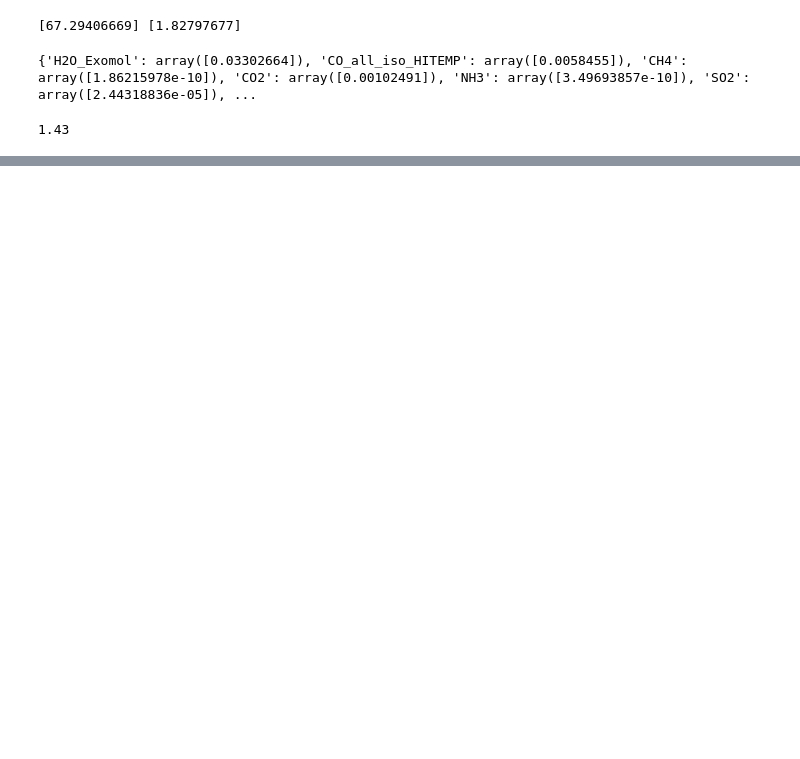
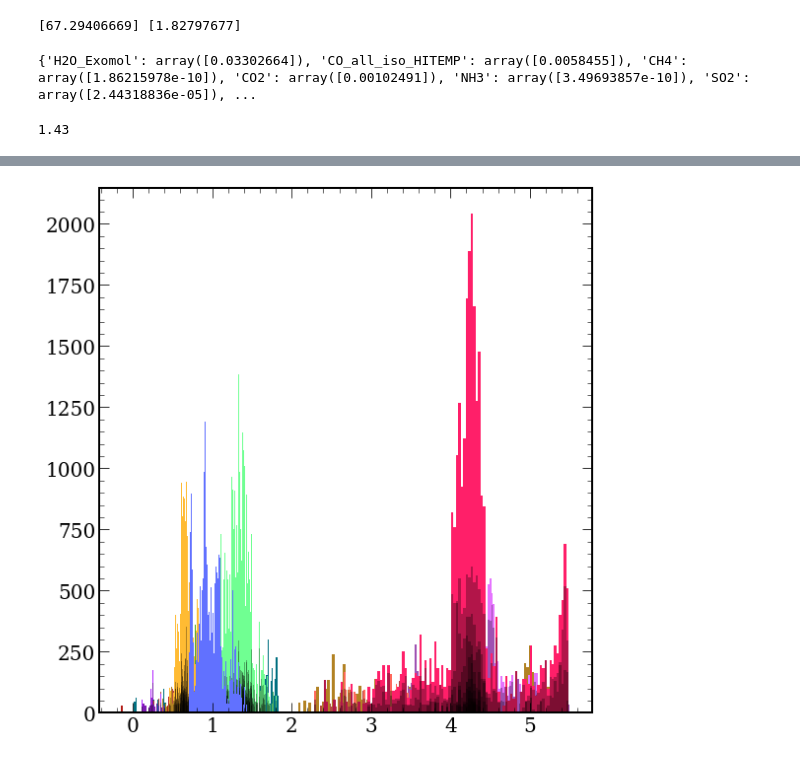
Before and after one commit to nenasedk/PhDNotebooks2, a Jupyter notebook: AnalysePostEqualWeights.ipynb, the cells around one changed output, grey strips where cells are left out. Cells and saved outputs as stored; diff of their text form; code cells hidden in the pictures; blank space fills up the shorter version.

```diff
--- a/AnalysePostEqualWeights.ipynb
+++ b/AnalysePostEqualWeights.ipynb
@@ -724,0 +834,52 @@ Doelman
+# %%
+distributions = {"e":retrievals_e_best,
+                 "d":retrievals_d_best,
+                 "c":retrievals_c_best,
+                 "b":retrievals_b_best}
+sample_size = 2000
+num_distr = 0
+for val in distributions.values():
+    if len(val)>num_distr:
+        num_distr = len(val)
+
+fig, ax = plt.subplots(figsize = (8,8))
+
+hist_params = ["Fe/H", "C/O", "R_pl", "log_g"]
+
+data = np.zeros((sample_size, num_distr, len(hist_params),len(planets)))
+rands = np.zeros((sample_size, num_distr, len(hist_params),len(planets)))
+bin_dict = {}
+count_dict = {}
+for iplan,planet in enumerate(planets):
+    bin_dict[planet] = {}
+    count_dict[planet] = {}
+
+    ndist = len(distributions[planet])
+
+    for ipar,param in enumerate(hist_params):
+        for idx, distr in enumerate(distributions[planet]):
+            norm = 1.0
+            if param == "R_pl":
+                norm = nc.r_jup_mean
+            if param == "mass":
+                norm = nc.m_jup
+            samples_idx = np.random.randint(low = 0, high = len(distr), size = sample_size, dtype = int)
+            rands[:,idx,ipar,iplan] = samples_idx
+            data[:,idx,ipar,iplan] = samples[distr].iloc[samples_idx][param]/norm
+
+        #random_idx = np.random.choice(np.arange(num_distr), size=(sample_size,), p=coefficients)
+        #sample = data[np.arange(sample_size), random_idx]
+        n_par, bins_par, patches_par = ax.hist(data[:,:ndist,ipar,iplan].flatten(), bins=100, density=False)
+        bin_dict[planet][param] = bins_par
+        count_dict[planet][param] = n_par
+        for idx, distr in enumerate(distributions[planet]):
+            ax.hist(samples[distr].iloc[rands[:,idx,ipar,iplan]][param],
+                    bins = bin_dict[planet][param],
+                    density = False,
+                    histtype= 'stepfilled',
+                    stacked = False,
+                    alpha = 0.3,
+                    color = 'k')
+#ax.set_yscale('log')
+# %% [output]
+[figure, added]
```
Also changed, not shown: parts of 17 cells of this notebook.
